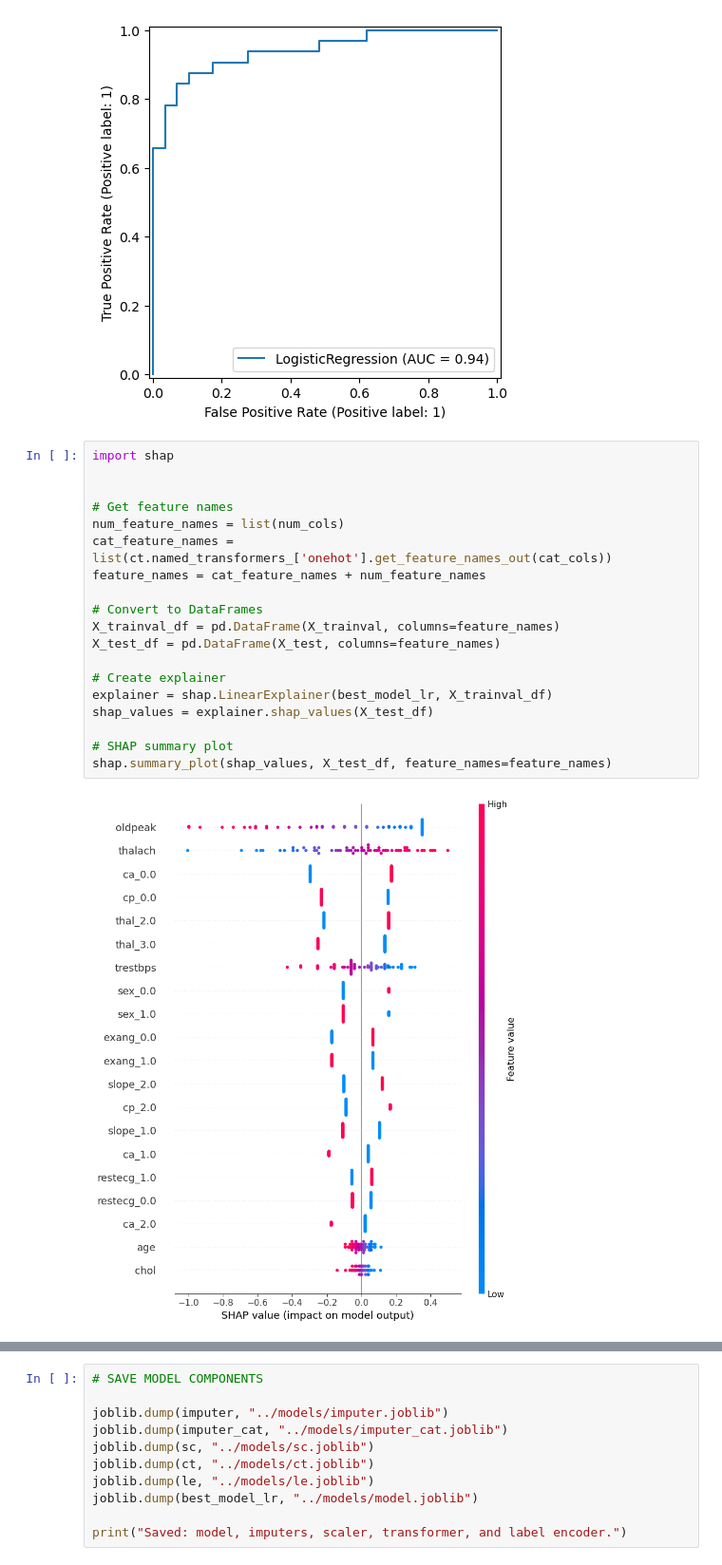
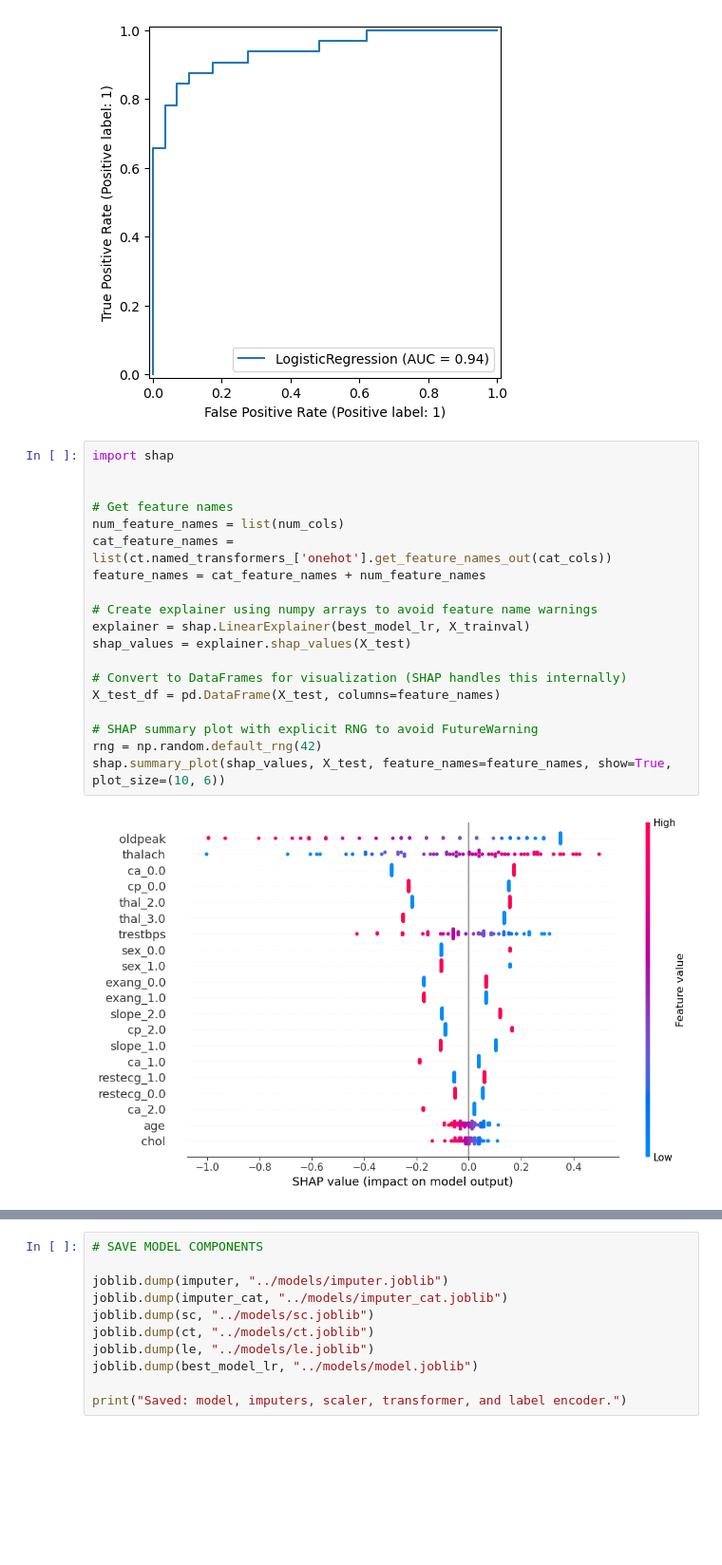
Before and after one commit to irfanfetahovic/heart-disease-prediction, a Jupyter notebook: notebooks/heart_disease_prediction.ipynb, the cells around one changed output, grey strips where cells are left out. Shown at 95% size. Saved outputs shown, nothing was run; the diff lists cells and outputs as text; blank space fills up the shorter version.

Commit message:
resolving warnings in notebook

```diff
--- a/notebooks/heart_disease_prediction.ipynb
+++ b/notebooks/heart_disease_prediction.ipynb
@@ -868,24 +856,24 @@ AUC: 0.940
 # %%
 import shap
 
 
 # Get feature names
 num_feature_names = list(num_cols)
 cat_feature_names = list(ct.named_transformers_['onehot'].get_feature_names_out(cat_cols))
 feature_names = cat_feature_names + num_feature_names
 
-# Convert to DataFrames
-X_trainval_df = pd.DataFrame(X_trainval, columns=feature_names)
+# Create explainer using numpy arrays to avoid feature name warnings
+explainer = shap.LinearExplainer(best_model_lr, X_trainval)
+shap_values = explainer.shap_values(X_test)
+
+# Convert to DataFrames for visualization (SHAP handles this internally)
 X_test_df = pd.DataFrame(X_test, columns=feature_names)
 
-# Create explainer
-explainer = shap.LinearExplainer(best_model_lr, X_trainval_df)
-shap_values = explainer.shap_values(X_test_df)
-
-# SHAP summary plot
-shap.summary_plot(shap_values, X_test_df, feature_names=feature_names)
+# SHAP summary plot with explicit RNG to avoid FutureWarning
+rng = np.random.default_rng(42)
+shap.summary_plot(shap_values, X_test, feature_names=feature_names, show=True, plot_size=(10, 6))
 # %% [output]
-[figure, old version]
+[figure, new version]
 # %%
 # SHAP force plot for one instance (individual explanation)
 shap.initjs()
```
Also changed, not shown: parts of 12 cells of this notebook, 1 other file.
